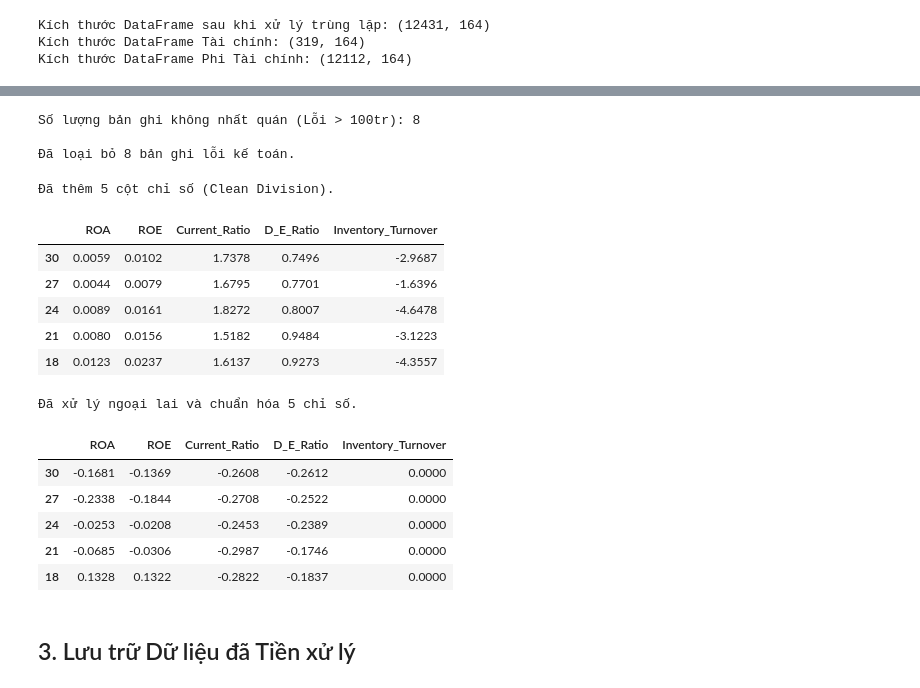
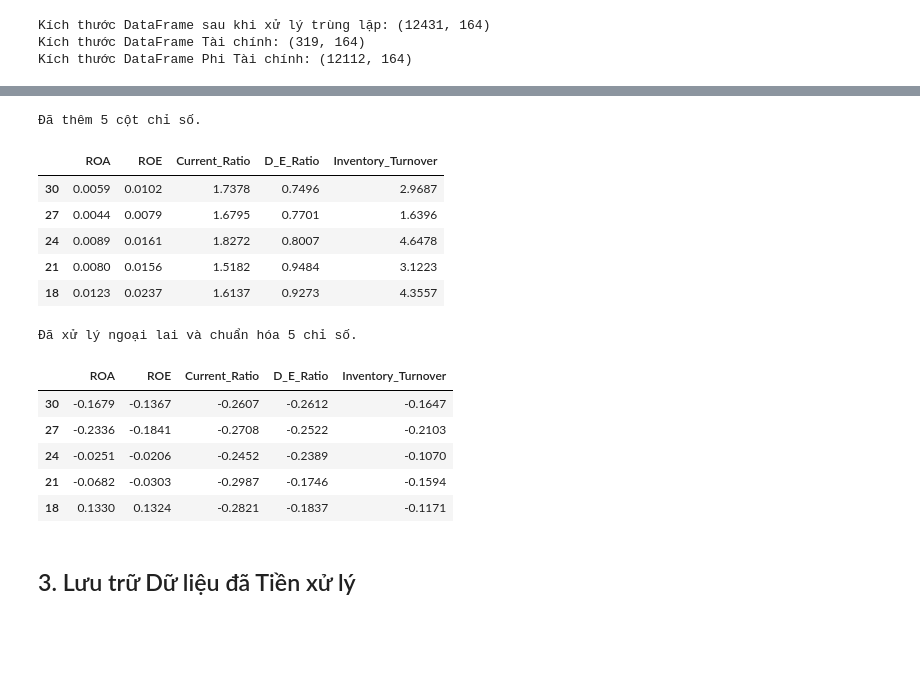
Before and after one commit to callmezuy/hcmus-introds--final-project, a Jupyter notebook: src/notebooks/fa_eda.ipynb, the cells around one changed output, grey strips where cells are left out. Cells and saved outputs as stored; diff of their text form; code cells hidden in the pictures; blank space fills up the shorter version.

```diff
--- a/src/notebooks/fa_eda.ipynb
+++ b/src/notebooks/fa_eda.ipynb
@@ -303,86 +301,61 @@ Việc phân nhóm cho thấy sự tách biệt rõ ràng giữa hai loại hìn
 | **Thanh khoản** | Tỷ lệ Thanh toán Hiện hành | TÀI SẢN NGẮN HẠN / Nợ ngắn hạn |
 | **Đòn bẩy** | Tỷ lệ Nợ/Vốn Chủ sở hữu (D/E) | NỢ PHẢI TRẢ / VỐN CHỦ SỞ HỮU |
 | **Hoạt động** | Vòng quay Hàng tồn kho | Giá vốn hàng bán / Hàng tồn kho ròng |
-# %%
-# CHUYỂN ĐỔI KIỂU DỮ LIỆU & SẮP XẾP (DATA TYPE CONVERSION)
-# 1. Chuyển đổi kiểu dữ liệu
-df_non_financial['Năm'] = df_non_financial['Năm'].astype(int)
-df_non_financial['Kỳ'] = df_non_financial['Kỳ'].astype(int)
-
-# 2. Sắp xếp dữ liệu
-df_non_financial.sort_values(by=['CP', 'Năm', 'Kỳ'], inplace=True)
-
-# KIỂM TRA SỰ NHẤT QUÁN (CONSISTENCY CHECK)
-# Kiểm tra phương trình kế toán: TỔNG TÀI SẢN = NỢ PHẢI TRẢ + VỐN CHỦ SỞ HỮU
-assets = df_non_financial['TỔNG CỘNG TÀI SẢN (đồng)']
-liabilities = df_non_financial['NỢ PHẢI TRẢ (đồng)']
-equity = df_non_financial['VỐN CHỦ SỞ HỮU (đồng)']
-
-# Tính độ lệch tuyệt đối
-discrepancy = (assets - (liabilities + equity)).abs()
-
-# Ngưỡng sai số cho phép (ví dụ: 1 tỷ đồng cho các tập đoàn lớn là chấp nhận được do làm tròn)
-# Hoặc khắt khe hơn là 1 triệu đồng. Ở đây chọn 100 triệu để lọc lỗi nhập liệu lớn.
-threshold = 1e8
-
-inconsistent_rows = df_non_financial[discrepancy > threshold]
-print(f"Số lượng bản ghi không nhất quán (Lỗi > 100tr): {len(inconsistent_rows)}")
-
-if len(inconsistent_rows) > 0:
-    print(f"\nĐã loại bỏ {len(inconsistent_rows)} bản ghi lỗi kế toán.")
-    df_non_financial = df_non_financial[discrepancy <= threshold].copy()
-# %% [output]
-Số lượng bản ghi không nhất quán (Lỗi > 100tr): 8
-
-Đã loại bỏ 8 bản ghi lỗi kế toán.
 # %%
+# CHUYỂN ĐỔI KIỂU DỮ LIỆU & SẮP XẾP (DATA TYPE CONVERSION)
+# 1. Chuyển đổi kiểu dữ liệu
+df_non_financial['Năm'] = df_non_financial['Năm'].astype(int)
+df_non_financial['Kỳ'] = df_non_financial['Kỳ'].astype(int)
+
+# 2. Sắp xếp dữ liệu
+df_non_financial.sort_values(by=['CP', 'Năm', 'Kỳ'], inplace=True)
+
 # TÍNH TOÁN CHỈ SỐ TÀI CHÍNH
 # 1. Nhóm Chỉ số Hiệu suất (Profitability Ratios)
 df_non_financial['ROA'] = np.where(
     df_non_financial['TỔNG CỘNG TÀI SẢN (đồng)'] == 0, 0,
     df_non_financial['Lợi nhuận thuần'] / df_non_financial['TỔNG CỘNG TÀI SẢN (đồng)']
 )
 
 df_non_financial['ROE'] = np.where(
     df_non_financial['VỐN CHỦ SỞ HỮU (đồng)'] == 0, 0,
     df_non_financial['Lợi nhuận thuần'] / df_non_financial['VỐN CHỦ SỞ HỮU (đồng)']
 )
 
 # 2. Nhóm Chỉ số Thanh khoản (Liquidity Ratios)
 df_non_financial['Current_Ratio'] = np.where(
     df_non_financial['Nợ ngắn hạn (đồng)'] == 0, 0,
     df_non_financial['TÀI SẢN NGẮN HẠN (đồng)'] / df_non_financial['Nợ ngắn hạn (đồng)']
 )
 
 # 3. Nhóm Chỉ số Đòn bẩy (Leverage Ratios)
 df_non_financial['D_E_Ratio'] = np.where(
     df_non_financial['VỐN CHỦ SỞ HỮU (đồng)'] == 0, 0,
     df_non_financial['NỢ PHẢI TRẢ (đồng)'] / df_non_financial['VỐN CHỦ SỞ HỮU (đồng)']
 )
 
 # 4. Nhóm Chỉ số Hoạt động (Activity Ratios)
 df_non_financial['Inventory_Turnover'] = np.where(
     df_non_financial['Hàng tồn kho ròng'] == 0, 0,
-    df_non_financial['Giá vốn hàng bán'] / df_non_financial['Hàng tồn kho ròng']
+    df_non_financial['Giá vốn hàng bán'].abs() / df_non_financial['Hàng tồn kho ròng']
 )
 
-print("Đã thêm 5 cột chỉ số (Clean Division).")
+print("Đã thêm 5 cột chỉ số.")
 display(df_non_financial[['ROA', 'ROE', 'Current_Ratio', 'D_E_Ratio', 'Inventory_Turnover']].head())
 # %% [output]
-Đã thêm 5 cột chỉ số (Clean Division).
+Đã thêm 5 cột chỉ số.
 |  | ROA | ROE | Current_Ratio | D_E_Ratio | Inventory_Turnover |
-| 30 | 0.0059 | 0.0102 | 1.7378 | 0.7496 | -2.9687 |
-| 27 | 0.0044 | 0.0079 | 1.6795 | 0.7701 | -1.6396 |
-| 24 | 0.0089 | 0.0161 | 1.8272 | 0.8007 | -4.6478 |
-| 21 | 0.0080 | 0.0156 | 1.5182 | 0.9484 | -3.1223 |
-| 18 | 0.0123 | 0.0237 | 1.6137 | 0.9273 | -4.3557 |
+| 30 | 0.0059 | 0.0102 | 1.7378 | 0.7496 | 2.9687 |
+| 27 | 0.0044 | 0.0079 | 1.6795 | 0.7701 | 1.6396 |
+| 24 | 0.0089 | 0.0161 | 1.8272 | 0.8007 | 4.6478 |
+| 21 | 0.0080 | 0.0156 | 1.5182 | 0.9484 | 3.1223 |
+| 18 | 0.0123 | 0.0237 | 1.6137 | 0.9273 | 4.3557 |
 # %%
 # XỬ LÝ NGOẠI LAI (WINSORIZATION)
 
 # Xử lý giá trị vô hạn và NaN
 df_non_financial.replace([np.inf, -np.inf], np.nan, inplace=True)
 df_non_financial.fillna(0, inplace=True)
-df_non_financial['Inventory_Turnover'] = df_non_financial['Inventory_Turnover'].clip(lower=0) # Loại bỏ giá trị âm nếu có
 
 financial_ratios = ['ROA', 'ROE', 'Current_Ratio', 'D_E_Ratio', 'Inventory_Turnover']
 df_non_financial_cleaned = df_non_financial.copy()
@@ -410,11 +383,11 @@ display(df_non_financial_scaled[financial_ratios].head())
 # %% [output]
 Đã xử lý ngoại lai và chuẩn hóa 5 chỉ số.
 |  | ROA | ROE | Current_Ratio | D_E_Ratio | Inventory_Turnover |
-| 30 | -0.1681 | -0.1369 | -0.2608 | -0.2612 | 0.0000 |
-| 27 | -0.2338 | -0.1844 | -0.2708 | -0.2522 | 0.0000 |
-| 24 | -0.0253 | -0.0208 | -0.2453 | -0.2389 | 0.0000 |
-| 21 | -0.0685 | -0.0306 | -0.2987 | -0.1746 | 0.0000 |
-| 18 | 0.1328 | 0.1322 | -0.2822 | -0.1837 | 0.0000 |
+| 30 | -0.1679 | -0.1367 | -0.2607 | -0.2612 | -0.1647 |
+| 27 | -0.2336 | -0.1841 | -0.2708 | -0.2522 | -0.2103 |
+| 24 | -0.0251 | -0.0206 | -0.2452 | -0.2389 | -0.1070 |
+| 21 | -0.0682 | -0.0303 | -0.2987 | -0.1746 | -0.1594 |
+| 18 | 0.1330 | 0.1324 | -0.2821 | -0.1837 | -0.1171 |
 # %% [markdown]
 ## 3. Lưu trữ Dữ liệu đã Tiền xử lý
 # %%
```
Also changed, not shown: parts of 8 cells of this notebook, 1 other file.
